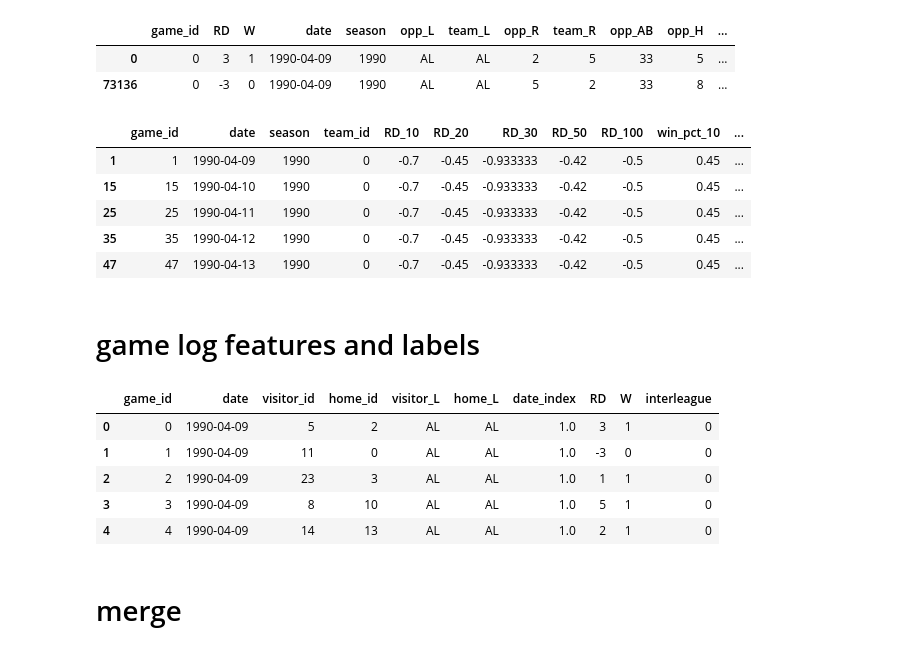
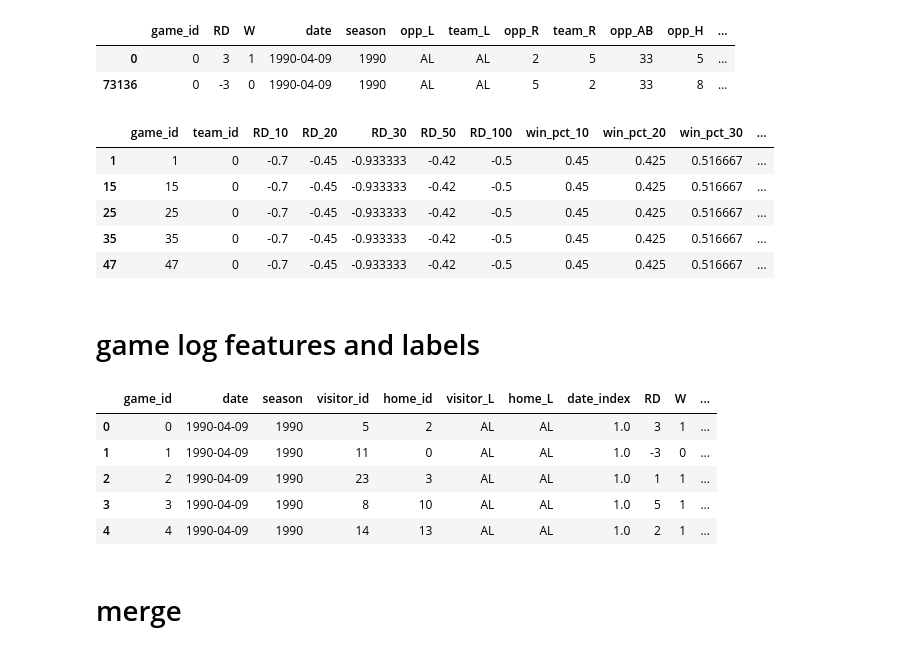
Before and after one commit to lanejere5/mlb, a Jupyter notebook: elo/features.ipynb, the cells around one changed output. Cells and saved outputs as stored; diff of their text form; code cells hidden in the pictures.

Commit message:
Minor change to remove duplicate columns

```diff
--- a/elo/features.ipynb
+++ b/elo/features.ipynb
@@ -487,45 +487,46 @@ tl[tl['game_id'] == 0]
 | 73136 | 0 | -3 | 0 | 1990-04-09 | 1990 | AL | AL | 5 | 2 | 33 | 8 | ... |
 # %%
 # drop columns from tl that aren't features
-tl_drop_cols = ['RD', 'W'] + [c for c in tl.columns if c.startswith('team') and c != 'team_id']
+tl_drop_cols = ['RD', 'W', 'date', 'season'] + [c for c in tl.columns if c.startswith('team') and c != 'team_id']
 tl_drop_cols += [c for c in tl.columns if c.startswith('opp')]
 tl_features = tl.drop(columns=tl_drop_cols)
 
 tl_features.head()
 # %% [output]
-|  | game_id | date | season | team_id | RD_10 | RD_20 | RD_30 | RD_50 | RD_100 | win_pct_10 | ... |
-| 1 | 1 | 1990-04-09 | 1990 | 0 | -0.7 | -0.45 | -0.933333 | -0.42 | -0.5 | 0.45 | ... |
-| 15 | 15 | 1990-04-10 | 1990 | 0 | -0.7 | -0.45 | -0.933333 | -0.42 | -0.5 | 0.45 | ... |
-| 25 | 25 | 1990-04-11 | 1990 | 0 | -0.7 | -0.45 | -0.933333 | -0.42 | -0.5 | 0.45 | ... |
-| 35 | 35 | 1990-04-12 | 1990 | 0 | -0.7 | -0.45 | -0.933333 | -0.42 | -0.5 | 0.45 | ... |
-| 47 | 47 | 1990-04-13 | 1990 | 0 | -0.7 | -0.45 | -0.933333 | -0.42 | -0.5 | 0.45 | ... |
+|  | game_id | team_id | RD_10 | RD_20 | RD_30 | RD_50 | RD_100 | win_pct_10 | win_pct_20 | win_pct_30 | ... |
+| 1 | 1 | 0 | -0.7 | -0.45 | -0.933333 | -0.42 | -0.5 | 0.45 | 0.425 | 0.516667 | ... |
+| 15 | 15 | 0 | -0.7 | -0.45 | -0.933333 | -0.42 | -0.5 | 0.45 | 0.425 | 0.516667 | ... |
+| 25 | 25 | 0 | -0.7 | -0.45 | -0.933333 | -0.42 | -0.5 | 0.45 | 0.425 | 0.516667 | ... |
+| 35 | 35 | 0 | -0.7 | -0.45 | -0.933333 | -0.42 | -0.5 | 0.45 | 0.425 | 0.516667 | ... |
+| 47 | 47 | 0 | -0.7 | -0.45 | -0.933333 | -0.42 | -0.5 | 0.45 | 0.425 | 0.516667 | ... |
 # %% [markdown]
 # game log features and labels
 # %%
 # drop columns from gl that aren't features or labels
 gl_fl_cols = [
     'game_id',
     'date',
+    'season',
     'visitor_id',
     'home_id',
     'visitor_L',
     'home_L',
     'date_index',
     'RD',
     'W',
     'interleague'
 ]
 
 gl_features_labels = gl[gl_fl_cols].copy()
 
 gl_features_labels.head()
 # %% [output]
-|  | game_id | date | visitor_id | home_id | visitor_L | home_L | date_index | RD | W | interleague |
-| 0 | 0 | 1990-04-09 | 5 | 2 | AL | AL | 1.0 | 3 | 1 | 0 |
-| 1 | 1 | 1990-04-09 | 11 | 0 | AL | AL | 1.0 | -3 | 0 | 0 |
-| 2 | 2 | 1990-04-09 | 23 | 3 | AL | AL | 1.0 | 1 | 1 | 0 |
-| 3 | 3 | 1990-04-09 | 8 | 10 | AL | AL | 1.0 | 5 | 1 | 0 |
-| 4 | 4 | 1990-04-09 | 14 | 13 | AL | AL | 1.0 | 2 | 1 | 0 |
+|  | game_id | date | season | visitor_id | home_id | visitor_L | home_L | date_index | RD | W | ... |
+| 0 | 0 | 1990-04-09 | 1990 | 5 | 2 | AL | AL | 1.0 | 3 | 1 | ... |
+| 1 | 1 | 1990-04-09 | 1990 | 11 | 0 | AL | AL | 1.0 | -3 | 0 | ... |
+| 2 | 2 | 1990-04-09 | 1990 | 23 | 3 | AL | AL | 1.0 | 1 | 1 | ... |
+| 3 | 3 | 1990-04-09 | 1990 | 8 | 10 | AL | AL | 1.0 | 5 | 1 | ... |
+| 4 | 4 | 1990-04-09 | 1990 | 14 | 13 | AL | AL | 1.0 | 2 | 1 | ... |
 # %% [markdown]
 # merge
 # %%
```
Also changed, not shown: parts of 4 cells of this notebook.
